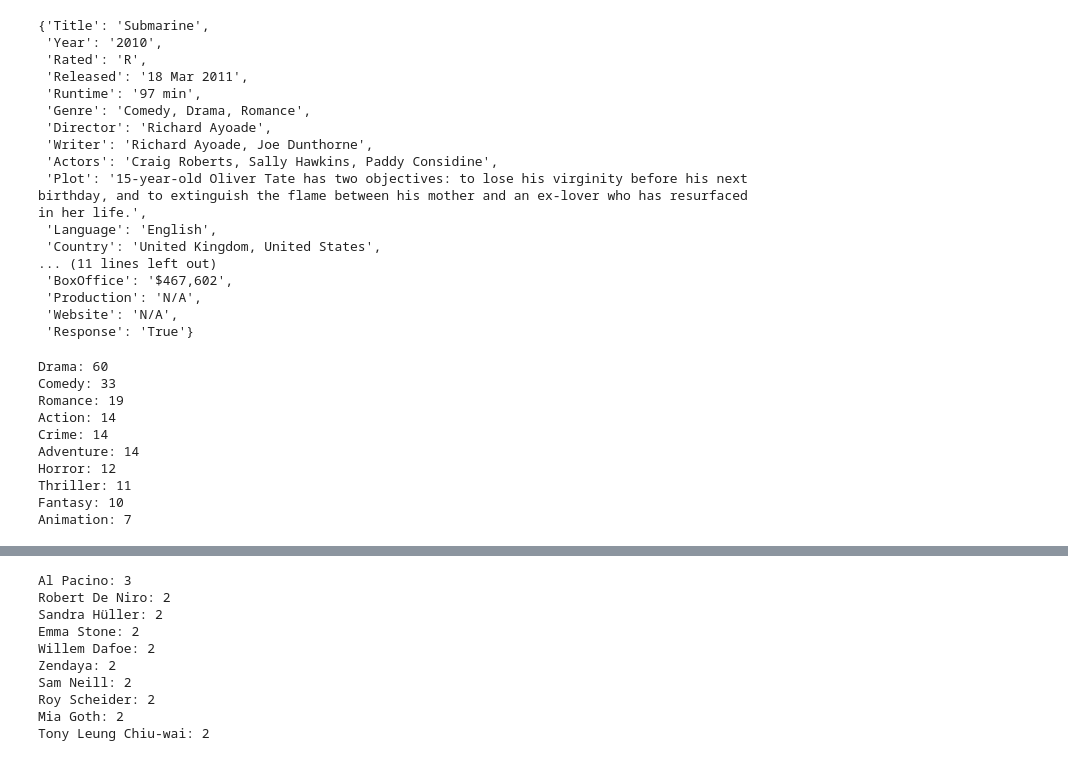
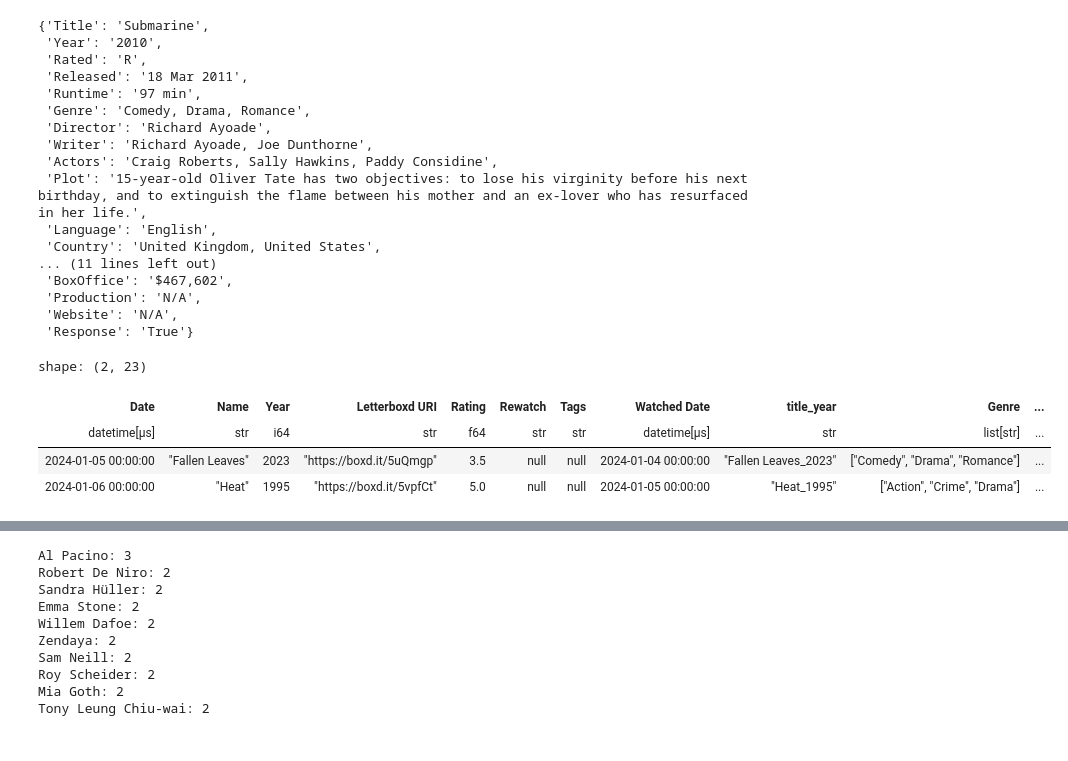
Before and after one commit to mameli/letterboxd_wrapped, a Jupyter notebook: playground.ipynb, the cells around one changed output, grey strips where cells are left out. Cells and saved outputs as stored; diff of their text form; code cells hidden in the pictures.

```diff
--- a/playground.ipynb
+++ b/playground.ipynb
@@ -192,3 +146,11 @@ df = df.with_columns(
+# %%
+df.head(2)
+# %% [output]
+shape: (2, 23)
+| Date | Name | Year | Letterboxd URI | Rating | Rewatch | Tags | Watched Date | title_year | Genre | ... |
+| datetime[μs] | str | i64 | str | f64 | str | str | datetime[μs] | str | list[str] | ... |
+| 2024-01-05 00:00:00 | "Fallen Leaves" | 2023 | "https://boxd.it/5uQmgp" | 3.5 | null | null | 2024-01-04 00:00:00 | "Fallen Leaves_2023" | ["Comedy", "Drama", "Romance"] | ... |
+| 2024-01-06 00:00:00 | "Heat" | 1995 | "https://boxd.it/5vpfCt" | 5.0 | null | null | 2024-01-05 00:00:00 | "Heat_1995" | ["Action", "Crime", "Drama"] | ... |
 # %%
 def get_top_from_list(df, column, top=5):
     items = []
@@ -201,17 +163,3 @@ def get_top_from_list(df, column, top=5):
 
     for item, count in item_counts.most_common(top):
         print(f"{item}: {count}")
-
-
-get_top_from_list(df, "Genre", 10)
-# %% [output]
-Drama: 60
-Comedy: 33
-Romance: 19
-Action: 14
-Crime: 14
-Adventure: 14
-Horror: 12
-Thriller: 11
-Fantasy: 10
-Animation: 7
```
Also changed, not shown: parts of 25 cells of this notebook.
